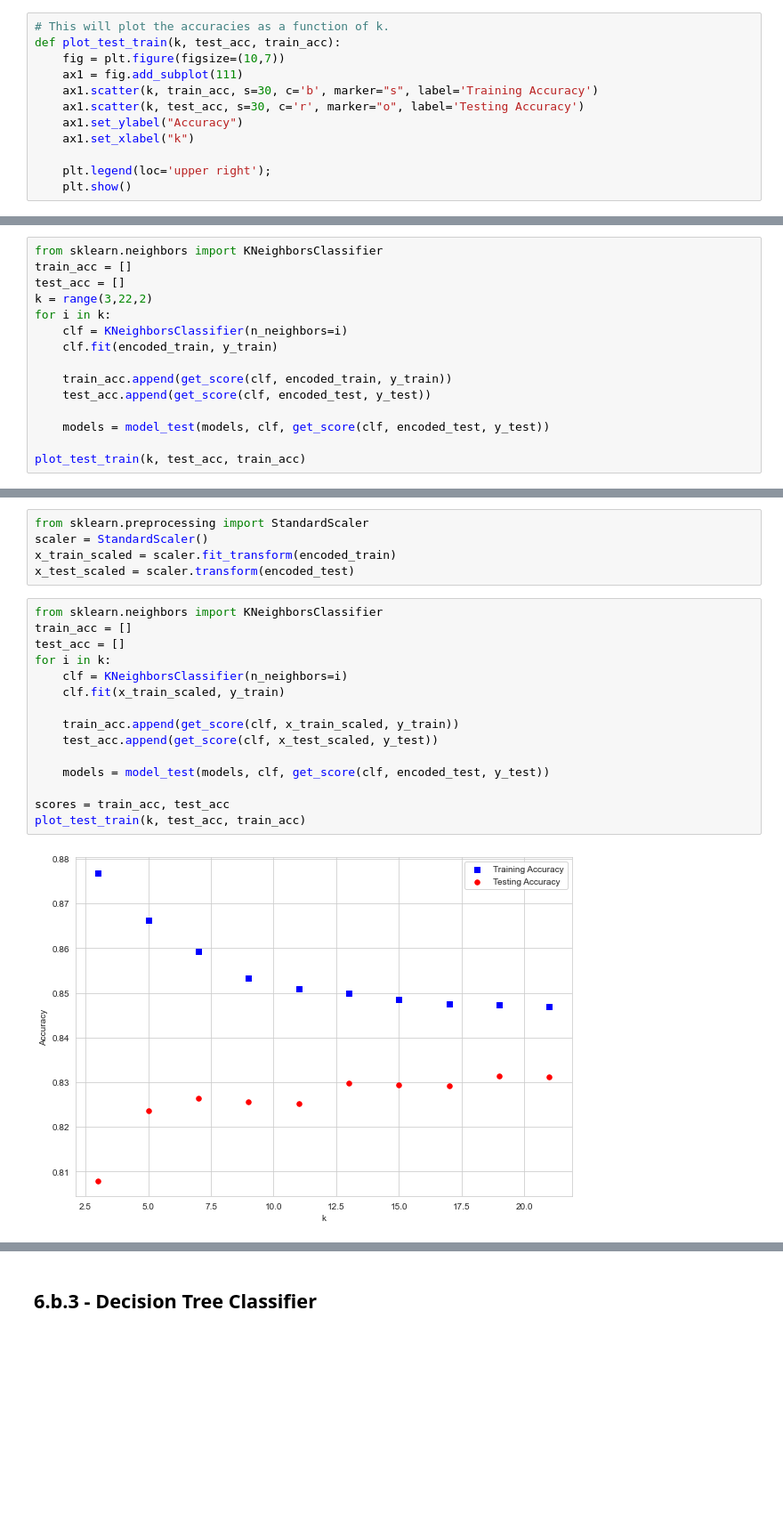
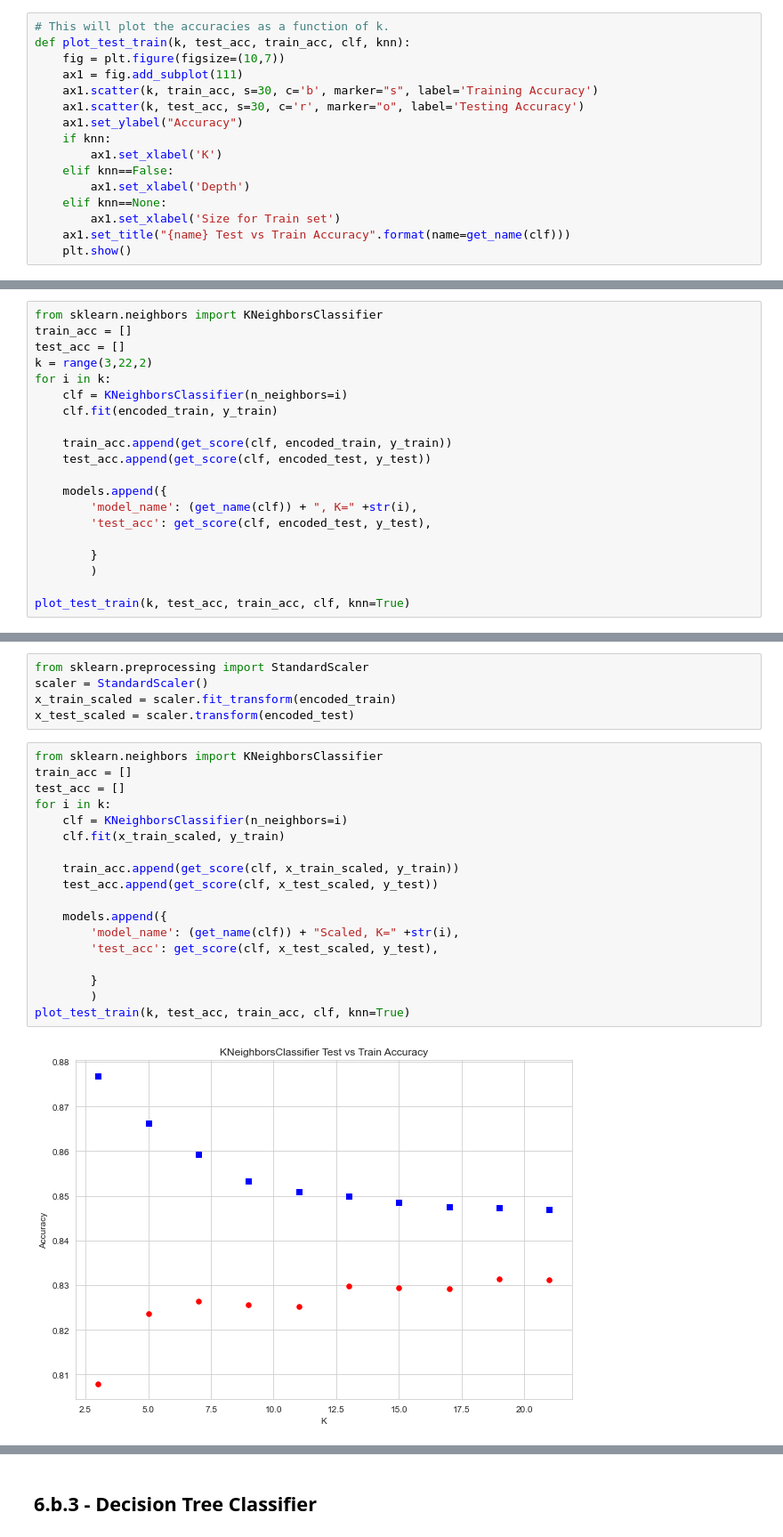
Before and after one commit to galborn/Predict_over_50k, a Jupyter notebook: predict_over_50k.ipynb, the cells around one changed output, grey strips where cells are left out. Shown at 89% size. Drawn from its saved outputs; the diff is of its cells as text; blank space fills up the shorter version.

```diff
--- a/predict_over_50k.ipynb
+++ b/predict_over_50k.ipynb
@@ -468,13 +426,17 @@ def get_name(clf):
     return str(clf.__class__.__name__)
 # %%
 # This will plot the accuracies as a function of k.
-def plot_test_train(k, test_acc, train_acc):
+def plot_test_train(k, test_acc, train_acc, clf, knn):
     fig = plt.figure(figsize=(10,7))
     ax1 = fig.add_subplot(111)
     ax1.scatter(k, train_acc, s=30, c='b', marker="s", label='Training Accuracy')
     ax1.scatter(k, test_acc, s=30, c='r', marker="o", label='Testing Accuracy')
     ax1.set_ylabel("Accuracy")
-    ax1.set_xlabel("k")
-
-    plt.legend(loc='upper right');
+    if knn:
+        ax1.set_xlabel('K')
+    elif knn==False:
+        ax1.set_xlabel('Depth')
+    elif knn==None:
+        ax1.set_xlabel('Size for Train set')
+    ax1.set_title("{name} Test vs Train Accuracy".format(name=get_name(clf)))
     plt.show()
@@ -505,7 +456,12 @@ for i in k:
     train_acc.append(get_score(clf, encoded_train, y_train))
     test_acc.append(get_score(clf, encoded_test, y_test))
 
-    models = model_test(models, clf, get_score(clf, encoded_test, y_test))
+    models.append({
+        'model_name': (get_name(clf)) + ", K=" +str(i),
+        'test_acc': get_score(clf, encoded_test, y_test),
 
-plot_test_train(k, test_acc, train_acc)
+        }
+        )
+
+plot_test_train(k, test_acc, train_acc, clf, knn=True)
 # %% [output]
@@ -535,17 +493,20 @@ x_test_scaled = scaler.transform(encoded_test)
 # %%
 from sklearn.neighbors import KNeighborsClassifier
 train_acc = []
 test_acc = []
 for i in k:
     clf = KNeighborsClassifier(n_neighbors=i)
     clf.fit(x_train_scaled, y_train)
 
     train_acc.append(get_score(clf, x_train_scaled, y_train))
     test_acc.append(get_score(clf, x_test_scaled, y_test))
 
-    models = model_test(models, clf, get_score(clf, encoded_test, y_test))
+    models.append({
+        'model_name': (get_name(clf)) + "Scaled, K=" +str(i),
+        'test_acc': get_score(clf, x_test_scaled, y_test),
 
-scores = train_acc, test_acc
-plot_test_train(k, test_acc, train_acc)
+        }
+        )
+plot_test_train(k, test_acc, train_acc, clf, knn=True)
 # %% [output]
-[figure, old version]
+[figure, new version]
```
Also changed, not shown: parts of 36 cells of this notebook.
